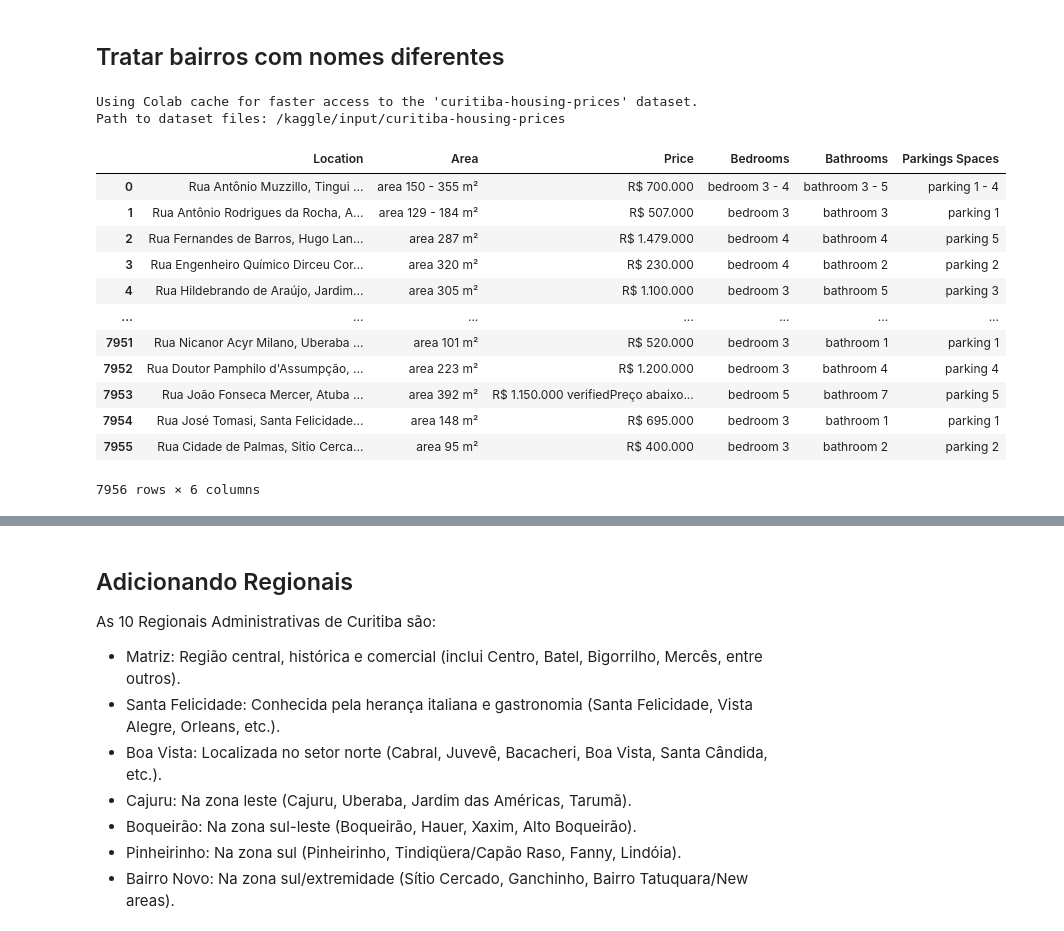
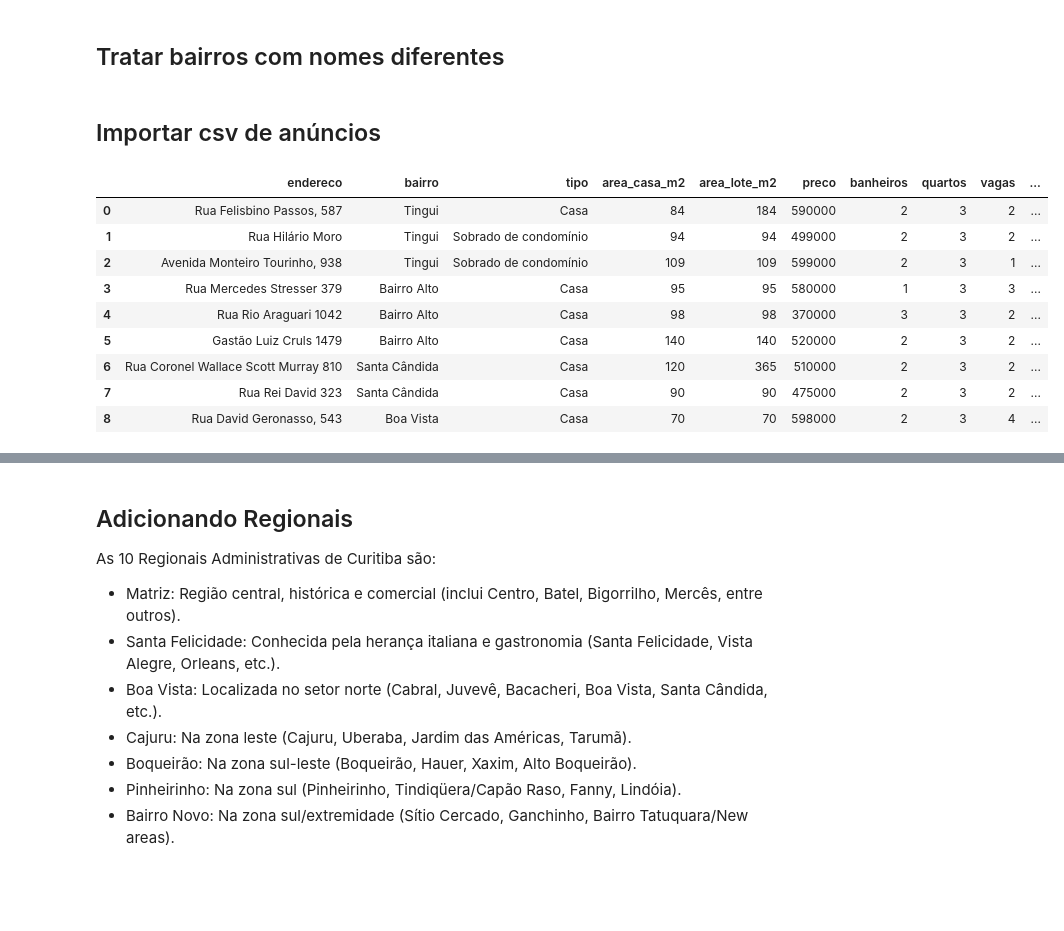
Before and after one commit to Mateus-cpa/Analise-bairros-de-Curitiba, a Jupyter notebook: Análise_imobiliária_em_Curitiba.ipynb, the cells around one changed output, grey strips where cells are left out. Saved outputs shown, nothing was run; the diff lists cells and outputs as text; code cells hidden in the pictures; blank space fills up the shorter version.

```diff
--- a/Análise_imobiliária_em_Curitiba.ipynb
+++ b/Análise_imobiliária_em_Curitiba.ipynb
@@ -75,29 +109,19 @@ imoveis_df['bairro'] = imoveis_df['bairro'].replace({
     'Ecovile': 'Ecoville',
     'Monssunguê': 'Mossunguê'
 })
-# %%
-# Download latest version
-path_dowload = kagglehub.dataset_download("stephanafk/curitiba-housing-prices")
-
-print("Path to dataset files:", path_dowload)
-
-path_upload = '/root/.cache/kagglehub/datasets/stephanafk/curitiba-housing-prices/versions/1/curitiba_housing.csv'
-# salvar na pasta
-anuncios_imoveis = pandas.read_csv(path_upload)
-anuncios_imoveis
-# %% [output]
-Using Colab cache for faster access to the 'curitiba-housing-prices' dataset.
-Path to dataset files: /kaggle/input/curitiba-housing-prices
-|  | Location | Area | Price | Bedrooms | Bathrooms | Parkings Spaces |
-| 0 | Rua Antônio Muzzillo, Tingui ... | area 150 - 355 m² | R$ 700.000 | bedroom 3 - 4 | bathroom 3 - 5 | parking 1 - 4 |
-| 1 | Rua Antônio Rodrigues da Rocha, A... | area 129 - 184 m² | R$ 507.000 | bedroom 3 | bathroom 3 | parking 1 |
-| 2 | Rua Fernandes de Barros, Hugo Lan... | area 287 m² | R$ 1.479.000 | bedroom 4 | bathroom 4 | parking 5 |
-| 3 | Rua Engenheiro Químico Dirceu Cor... | area 320 m² | R$ 230.000 | bedroom 4 | bathroom 2 | parking 2 |
-| 4 | Rua Hildebrando de Araújo, Jardim... | area 305 m² | R$ 1.100.000 | bedroom 3 | bathroom 5 | parking 3 |
-| ... | ... | ... | ... | ... | ... | ... |
-| 7951 | Rua Nicanor Acyr Milano, Uberaba ... | area 101 m² | R$ 520.000 | bedroom 3 | bathroom 1 | parking 1 |
-| 7952 | Rua Doutor Pamphilo d'Assumpção, ... | area 223 m² | R$ 1.200.000 | bedroom 3 | bathroom 4 | parking 4 |
-| 7953 | Rua João Fonseca Mercer, Atuba ... | area 392 m² | R$ 1.150.000 verifiedPreço abaixo... | bedroom 5 | bathroom 7 | parking 5 |
-| 7954 | Rua José Tomasi, Santa Felicidade... | area 148 m² | R$ 695.000 | bedroom 3 | bathroom 1 | parking 1 |
-| 7955 | Rua Cidade de Palmas, Sitio Cerca... | area 95 m² | R$ 400.000 | bedroom 3 | bathroom 2 | parking 2 |
-7956 rows × 6 columns
+# %% [markdown]
+## Importar csv de anúncios
+# %%
+anuncios_ativos = pd.read_csv('/content/Analise-bairros-de-Curitiba/imoveis_ativos.csv')
+display(anuncios_ativos)
+# %% [output]
+|  | endereco | bairro | tipo | area_casa_m2 | area_lote_m2 | preco | banheiros | quartos | vagas | ... |
+| 0 | Rua Felisbino Passos, 587 | Tingui | Casa | 84 | 184 | 590000 | 2 | 3 | 2 | ... |
+| 1 | Rua Hilário Moro | Tingui | Sobrado de condomínio | 94 | 94 | 499000 | 2 | 3 | 2 | ... |
+| 2 | Avenida Monteiro Tourinho, 938 | Tingui | Sobrado de condomínio | 109 | 109 | 599000 | 2 | 3 | 1 | ... |
+| 3 | Rua Mercedes Stresser 379 | Bairro Alto | Casa | 95 | 95 | 580000 | 1 | 3 | 3 | ... |
+| 4 | Rua Rio Araguari 1042 | Bairro Alto | Casa | 98 | 98 | 370000 | 3 | 3 | 2 | ... |
+| 5 | Gastão Luiz Cruls 1479 | Bairro Alto | Casa | 140 | 140 | 520000 | 2 | 3 | 2 | ... |
+| 6 | Rua Coronel Wallace Scott Murray 810 | Santa Cândida | Casa | 120 | 365 | 510000 | 2 | 3 | 2 | ... |
+| 7 | Rua Rei David 323 | Santa Cândida | Casa | 90 | 90 | 475000 | 2 | 3 | 2 | ... |
+| 8 | Rua David Geronasso, 543 | Boa Vista | Casa | 70 | 70 | 598000 | 2 | 3 | 4 | ... |
```
Also changed, not shown: parts of 12 cells of this notebook.
